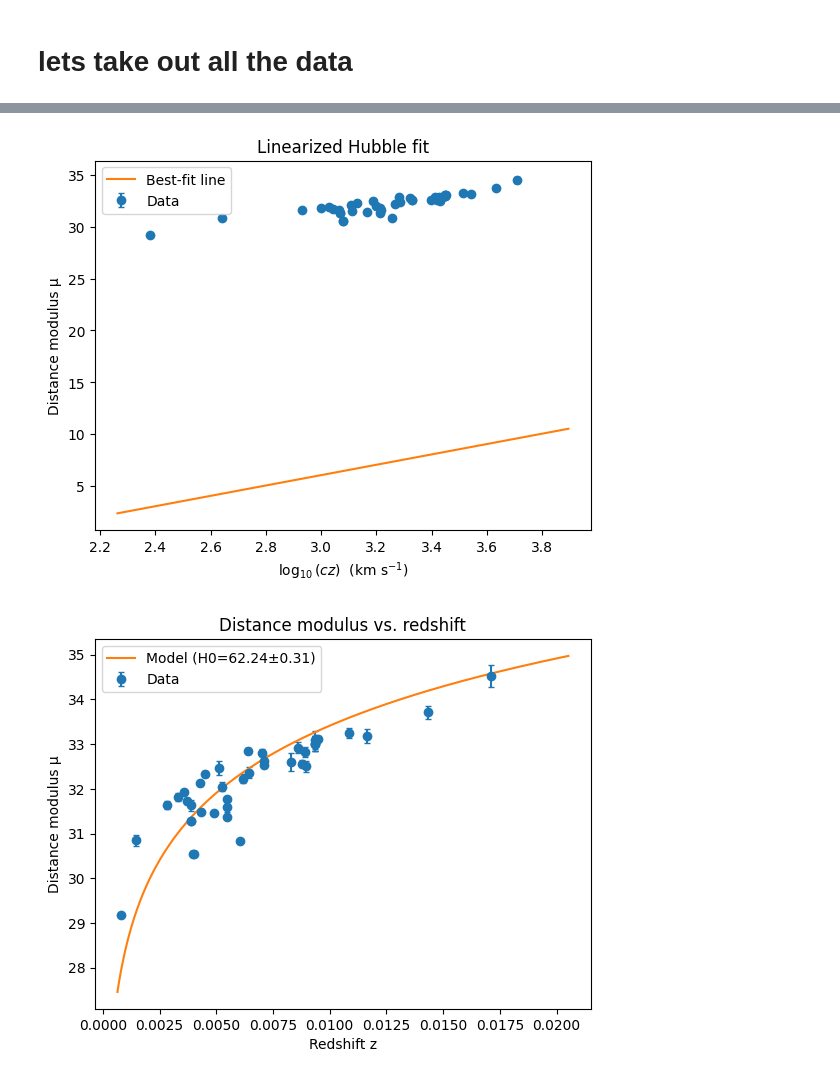
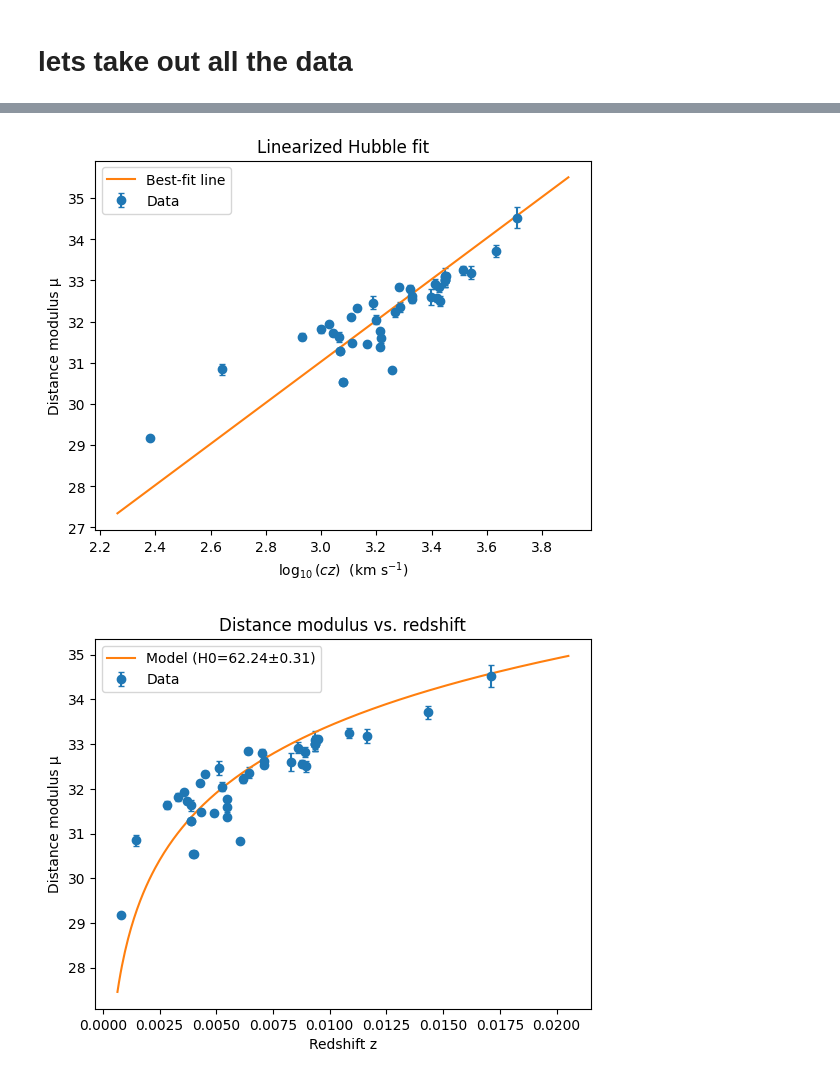
Before and after one commit to blackmantis151/Astrostat-repo, a Jupyter notebook: Astrostat/soln-assingment 4.ipynb, the cells around one changed output, grey strips where cells are left out. Saved outputs shown, nothing was run; the diff lists cells and outputs as text; code cells hidden in the pictures.

```diff
--- a/Astrostat/soln-assingment 4.ipynb
+++ b/Astrostat/soln-assingment 4.ipynb
@@ -59,18 +134,18 @@ chi2 = 3952.722,  reduced chi2 = 96.408,  N = 42, ndof = 41
 # %%
 # Plot 1: linearized fit (μ vs log10(c z)) with best-fit straight line μ = 5*log10(cz) + b
 x_lin = np.log10(c_kms * z)
 plt.figure()
 plt.errorbar(x_lin, mu, yerr=sigma_mu, fmt='o', capsize=2, label="Data")
 x_grid = np.linspace(x_lin.min()*0.95, x_lin.max()*1.05, 200)
-mu_line = 5.0 * x_grid + b_hat
+mu_line = 5.0 * x_grid + b_hat + 25
 plt.plot(x_grid, mu_line, label="Best-fit line")
 plt.xlabel(r"$\log_{10}(c z)$  (km s$^{-1}$)")
 plt.ylabel("Distance modulus μ")
 plt.title("Linearized Hubble fit")
 plt.legend()
 plt.show()
 # %% [output]
-[figure, old version]
+[figure, new version]
 # %%
 # Plot 2: μ vs z with the best-fit H0 curve (low-z: d_L ≈ c z / H0)
 plt.figure()
```
Also changed, not shown: parts of 3 cells of this notebook.
